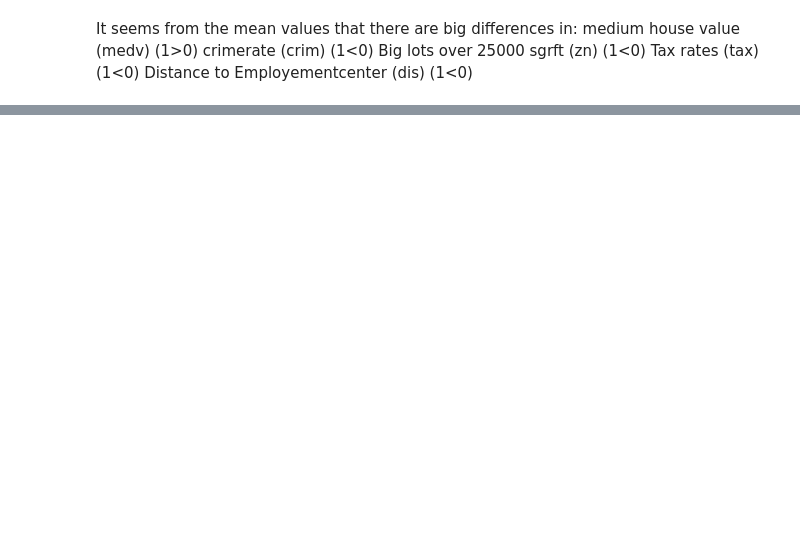
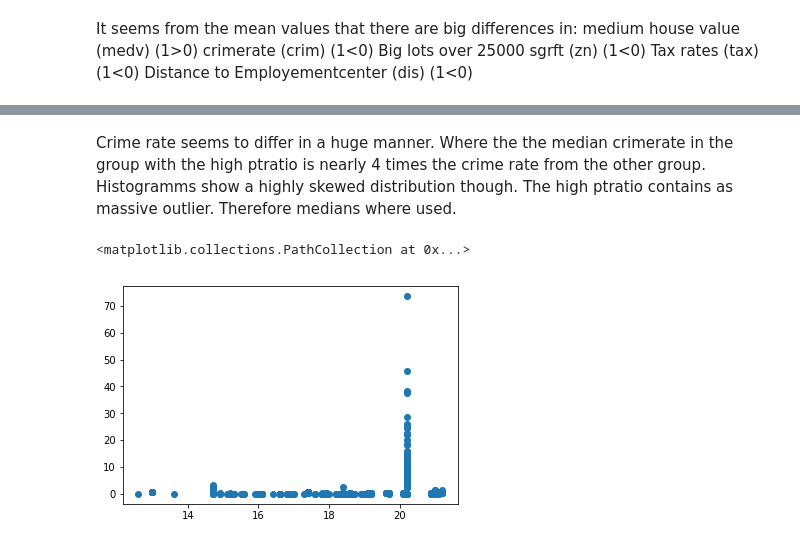
Before and after one commit to Pietrassyk/dsc-project-eda-with-pandas-nyc-ds-career-042219, a Jupyter notebook: index.ipynb, the cells around one changed output, grey strips where cells are left out. Cells and saved outputs as stored; diff of their text form; code cells hidden in the pictures; blank space fills up the shorter version.

```diff
--- a/index.ipynb
+++ b/index.ipynb
@@ -246,0 +208,9 @@ Crime rate seems to differ in a huge manner.
+# %% [markdown]
+Crime rate seems to differ in a huge manner. Where the the median crimerate in the group with the high ptratio is nearly 4 times the crime rate from the other group.
+Histogramms show a highly skewed distribution though.
+The high ptratio contains as massive outlier. Therefore medians where used.
+# %%
+plt.scatter(df.ptratio, df.crim)
+# %% [output]
+<matplotlib.collections.PathCollection at 0x...>
+[figure, added]
```
Also changed, not shown: parts of 13 cells of this notebook.
